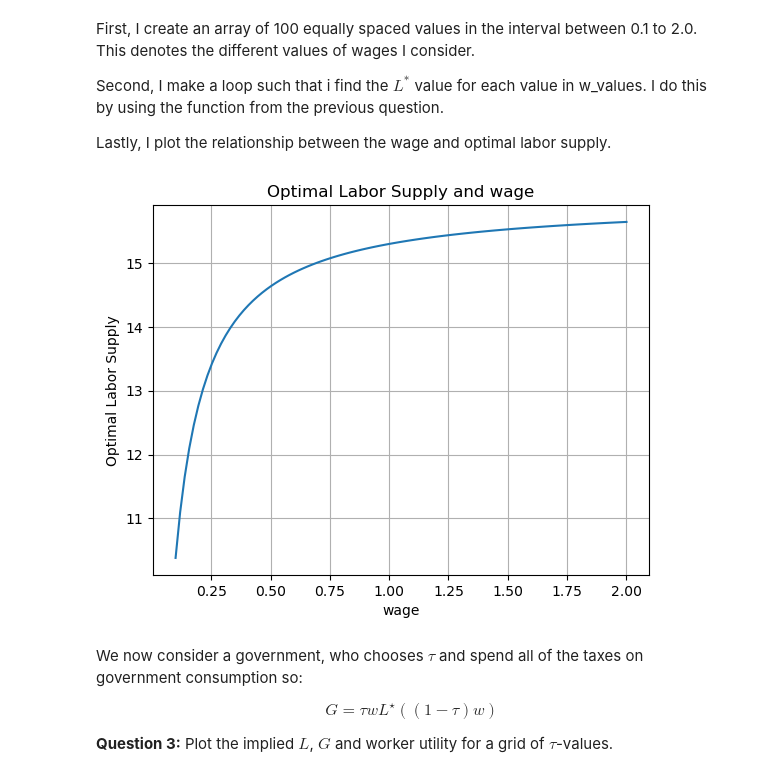
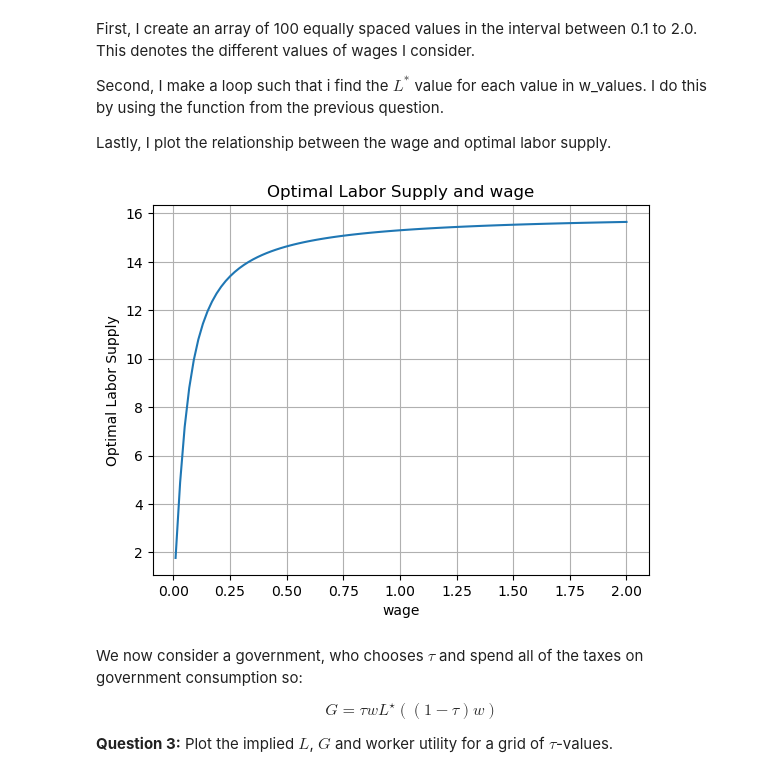
Before and after one commit to NumEconCopenhagen/projects-2023-c, a Jupyter notebook: examproject/Exam-2023-notebook.ipynb, the cells around one changed output. Drawn from its saved outputs; the diff is of its cells as text; code cells hidden in the pictures.

```diff
--- a/examproject/Exam-2023-notebook.ipynb
+++ b/examproject/Exam-2023-notebook.ipynb
@@ -123,23 +117,23 @@ Second, I make a loop such that i find the $L^*$ value for each value in w_value
 Lastly, I plot the relationship between the wage and optimal labor supply.
 # %%
 # Values of the wage to consider
-w_values = np.linspace(0.1, 2.0, 100)
+w_values = np.linspace(0.01, 2.0, 100)
 
 # Calculate optimal labor supply for each w value
 L_values = []
 for w in w_values:
     L_star = optimal_labor_supply(w, kappa, alpha, nu, tau, G)
     L_values.append(L_star)
 
 # Plot the relationship between w and L
 plt.plot(w_values, L_values)
 plt.xlabel('wage')
 plt.ylabel('Optimal Labor Supply')
 plt.title('Optimal Labor Supply and wage')
 plt.grid(True)
 plt.show()
 # %% [output]
-[figure, old version]
+[figure, new version]
 # %% [markdown]
 
 We now consider a government, who chooses $\tau$ and spend all of the taxes on government consumption so:
```
Also changed, not shown: parts of 25 cells of this notebook, 6 other files.
